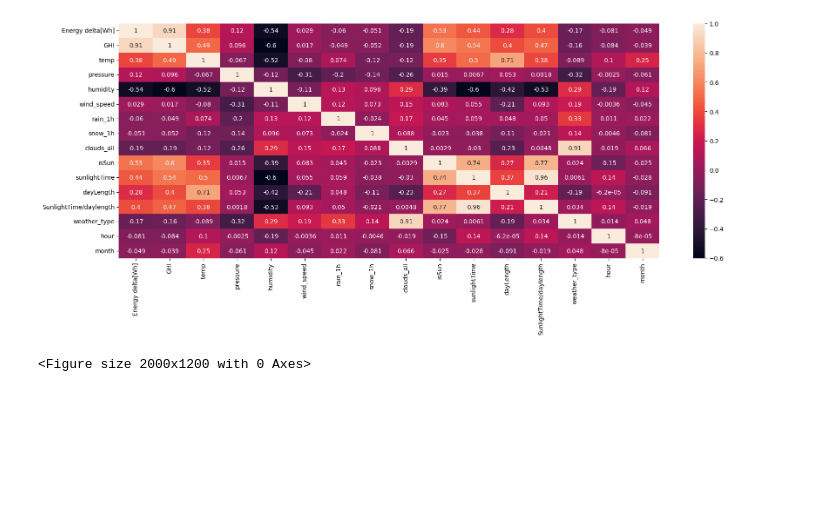
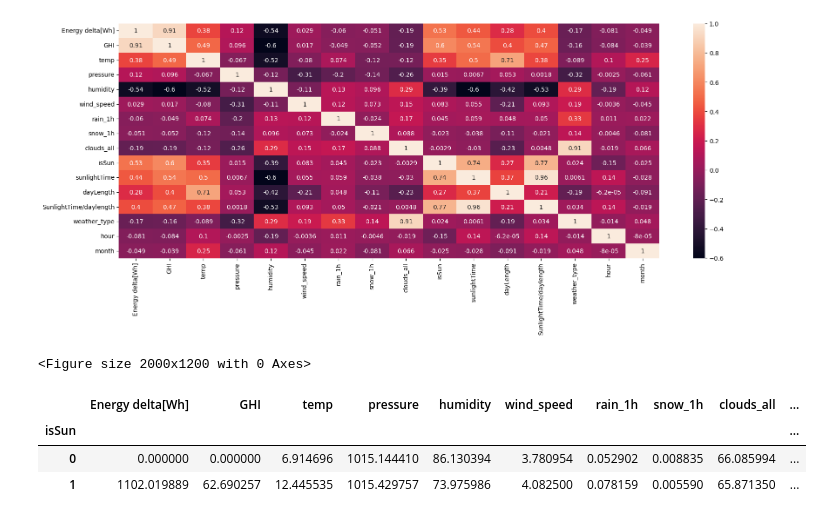
Before and after one commit to KaraniAbdellah/Solar_Energy_Prediction, a Jupyter notebook: explore_renewable_dataset.ipynb, the cells around one changed output. Cells and saved outputs as stored; diff of their text form; code cells hidden in the pictures; blank space fills up the shorter version.

```diff
--- a/explore_renewable_dataset.ipynb
+++ b/explore_renewable_dataset.ipynb
@@ -106,9 +106,14 @@ plt.show()
 # %%
 # Group The Data by IsSun and Month and weather_type
 # df["IsSun"].unique()
 # df["month"].unique()
-df.groupby("isSun").mean()
-df.groupby("weather_type").mean()
+df0 = df.groupby("weather_type").mean()
 df2 = df.groupby("month").mean()
-df2
+df1 = df.groupby("isSun").mean()
+df1
+# %% [output]
+|  | Energy delta[Wh] | GHI | temp | pressure | humidity | wind_speed | rain_1h | snow_1h | clouds_all | ... |
+| isSun |  |  |  |  |  |  |  |  |  | ... |
+| 0 | 0.000000 | 0.000000 | 6.914696 | 1015.144410 | 86.130394 | 3.780954 | 0.052902 | 0.008835 | 66.085994 | ... |
+| 1 | 1102.019889 | 62.690257 | 12.445535 | 1015.429757 | 73.975986 | 4.082500 | 0.078159 | 0.005590 | 65.871350 | ... |
 # %%
```
Also changed, not shown: parts of 11 cells of this notebook.
